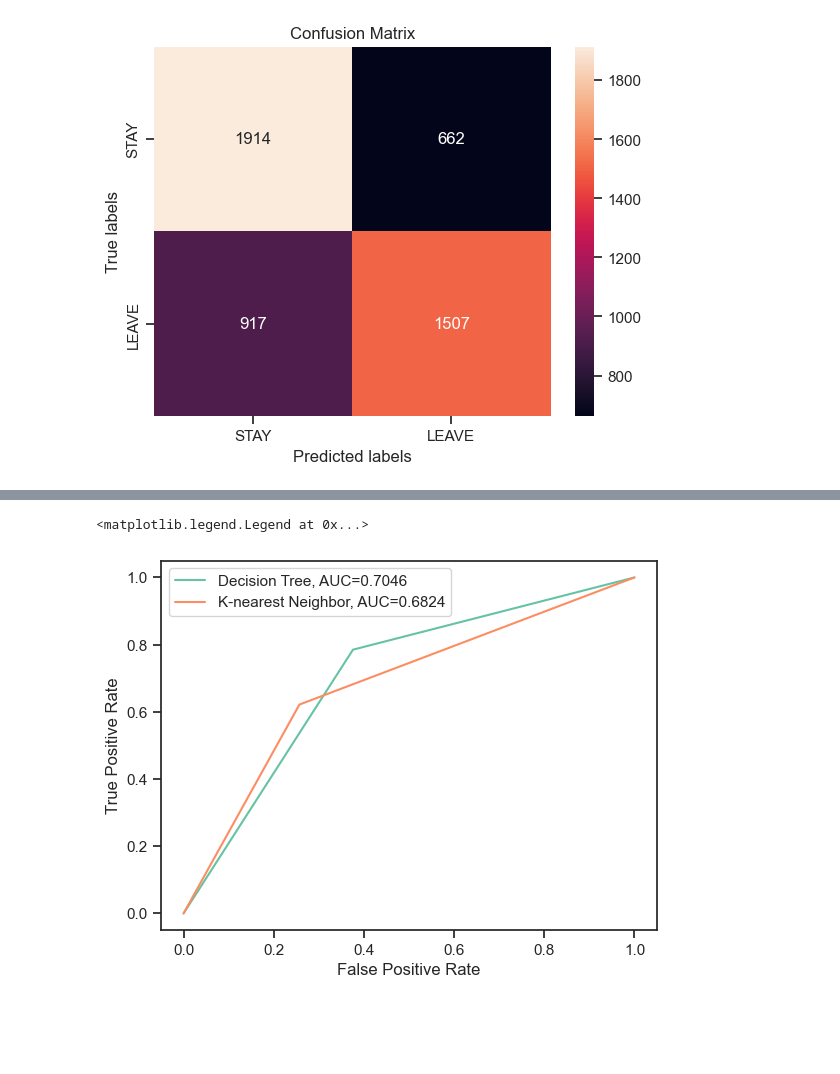
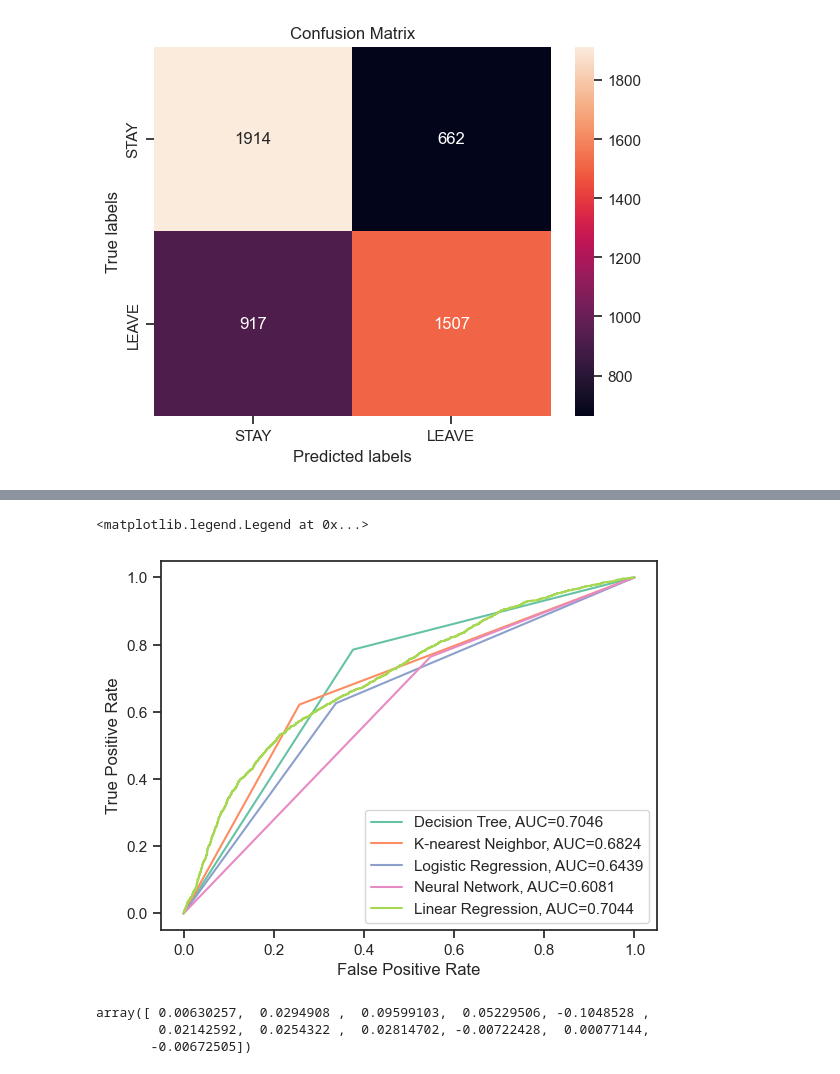
Before and after one commit to kwhychange/TIM147, a Jupyter notebook: customerchurn.ipynb, the cells around one changed output, grey strips where cells are left out. Cells and saved outputs as stored; diff of their text form; code cells hidden in the pictures; blank space fills up the shorter version.

```diff
--- a/customerchurn.ipynb
+++ b/customerchurn.ipynb
@@ -93,7 +114,7 @@ knnclassifier.fit(X_Train, Y_Train)
 # %% [output]
 KNeighborsClassifier(n_neighbors=100)
 # %%
-Y_knn_pred = knnclassifier.predict(X_Test)
+Y_knn_pred = knnclassifier.predict(X_sTest)
 print('KNN accuracy score = {0:0.3f}'.format(metrics.accuracy_score(Y_Test, Y_knn_pred)))
 # %% [output]
 KNN accuracy score = 0.684
@@ -126,0 +174,5 @@ graph
+# %%
+import torch
+from torch import nn, optim
+device = torch.device("cuda" if torch.cuda.is_available() else "cpu")
+device
@@ -126,0 +203,14 @@ graph
+# %%
+model = nn.Sequential(
+    nn.Linear(D, H),
+    nn.ReLU(), #if t < n_networks // 3 else nn.Tanh(),
+    nn.Linear(H, H),
+    nn.ReLU(),
+    nn.Linear(H, C)
+)
+
+model.to(device)
+
+criterion = torch.nn.CrossEntropyLoss()
+
+optimizer = torch.optim.Adam(model.parameters(), lr=learning_rate, weight_decay=lambda_l2)
@@ -126,0 +259,8 @@ graph
+# %%
+with torch.no_grad():
+  y_val_pred = model(X_val)
+  _, predicted_val = torch.max(y_val_pred, 1)
+  val_acc = (Y_val == predicted_val).sum().float() / len(Y_val)
+
+  # Print validation accuracy
+  print(f"Neural network model validation accuracy: {val_acc}")
@@ -167,18 +367,33 @@ kax.xaxis.set_ticklabels(['STAY', 'LEAVE']); kax.yaxis.set_ticklabels(['STAY', '
 # %%
-from matplotlib import pyplot as plt
-from sklearn.metrics import RocCurveDisplay
-
 fpr, tpr, _ = metrics.roc_curve(Y_Test, Y_Pred)
 auc = round(metrics.roc_auc_score(Y_Test, Y_Pred), 4)
 plt.plot(fpr,tpr,label="Decision Tree, AUC="+str(auc))
 
 fpr, tpr, _ = metrics.roc_curve(Y_Test, Y_knn_pred)
 auc = round(metrics.roc_auc_score(Y_Test, Y_knn_pred), 4)
 plt.plot(fpr,tpr,label="K-nearest Neighbor, AUC="+str(auc))
 
+fpr, tpr, _ = metrics.roc_curve(Y_Test, LR_pred)
+auc = round(metrics.roc_auc_score(Y_Test, LR_pred), 4)
+plt.plot(fpr,tpr,label="Logistic Regression, AUC="+str(auc))
+
+fpr, tpr, _ = metrics.roc_curve(Y_Test, predicted_val)
+auc = round(metrics.roc_auc_score(Y_Test, predicted_val), 4)
+plt.plot(fpr,tpr,label="Neural Network, AUC="+str(auc))
+
+fpr, tpr, _ = metrics.roc_curve(Y_Test, linear_pred)
+auc = round(metrics.roc_auc_score(Y_Test, linear_pred), 4)
+plt.plot(fpr,tpr,label="Linear Regression, AUC="+str(auc))
+
 plt.xlabel("False Positive Rate")
 plt.ylabel("True Positive Rate")
 plt.legend()
 # %% [output]
 <matplotlib.legend.Legend at 0x...>
-[figure, old version]
+[figure, new version]
+# %%
+lm.coef_
+# %% [output]
+array([ 0.00630257,  0.0294908 ,  0.09599103,  0.05229506, -0.1048528 ,
+        0.02142592,  0.0254322 ,  0.02814702, -0.00722428,  0.00077144,
+       -0.00672505])
```
Also changed, not shown: parts of 29 cells of this notebook.
